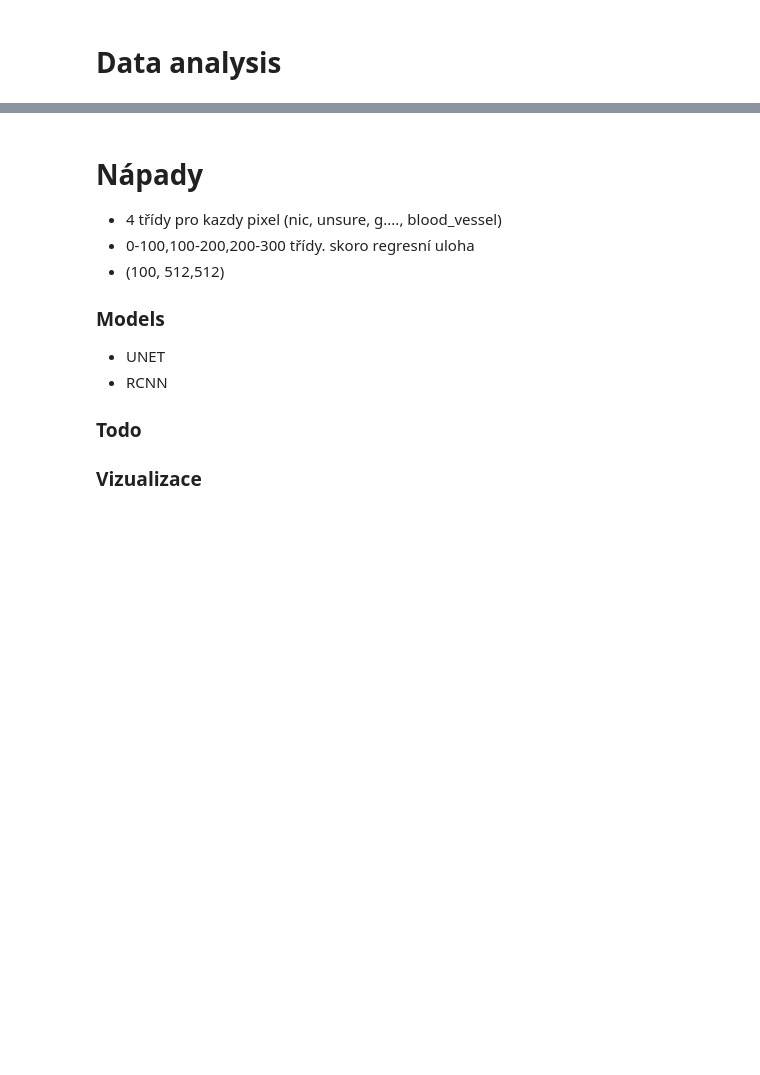
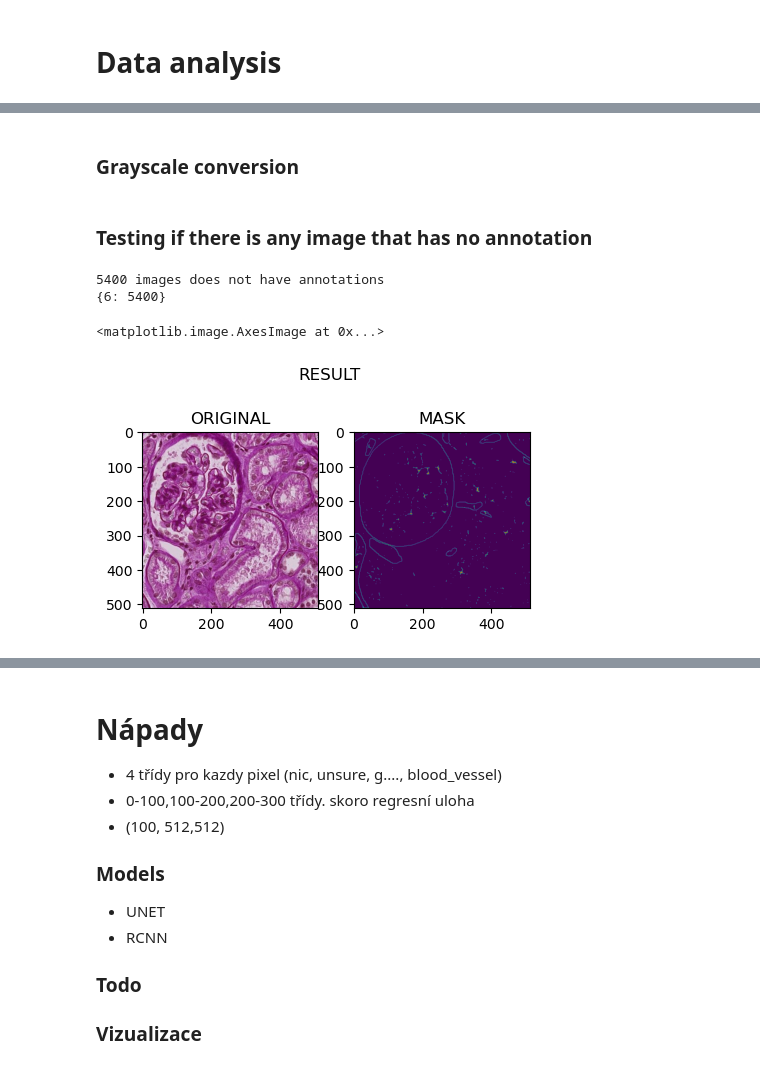
Before and after one commit to YannickGibson/hacking_the_human, a Jupyter notebook: main.ipynb, the cells around one changed output, grey strips where cells are left out. Saved outputs shown, nothing was run; the diff lists cells and outputs as text; code cells hidden in the pictures; blank space fills up the shorter version.

```diff
--- a/main.ipynb
+++ b/main.ipynb
@@ -242,0 +273,2 @@ plt.show()
+# %% [markdown]
+### Grayscale conversion
@@ -242,0 +304,23 @@ plt.show()
+# %% [markdown]
+### Testing if there is any image that has no annotation
+# %%
+tif_files = glob.glob(os.path.join(f'{data_directory}/train', '*.tif'))
+without_annotation = []
+for file_path in tif_files:
+    file_name = Path(file_path).name.split('.')[0]
+    try:
+        result[file_name]
+    except:
+        without_annotation.append(file_name)
+
+print(f"{len(without_annotation)} images does not have annotations")
+
+dic = {}
+for tif_id in without_annotation:
+    source_wsi = tile_meta.loc[tile_meta["id"] == without_annotation[0]]['source_wsi'].item()
+    dic[source_wsi] = dic.get(source_wsi, 0) + 1
+
+print(dic)
+# %% [output]
+5400 images does not have annotations
+{6: 5400}
@@ -242,0 +422,18 @@ plt.show()
+# %%
+
+#mask
+image_mask = create_mask_for_image(img)
+
+fig, ax = plt.subplots(1, 2, figsize=(5, 5));
+plt.suptitle('RESULT', x=0.5, y=0.8)
+#plt.tight_layout(1)
+
+ax[0].set_title('ORIGINAL', fontsize=12)
+ax[1].set_title('MASK', fontsize=12)
+
+ax[0].imshow(img/255);
+ax[1].imshow(image_mask);
+ax[1].imshow(arr, alpha=0.5)
+# %% [output]
+<matplotlib.image.AxesImage at 0x...>
+[figure, added]
```
Also changed, not shown: parts of 34 cells of this notebook.
